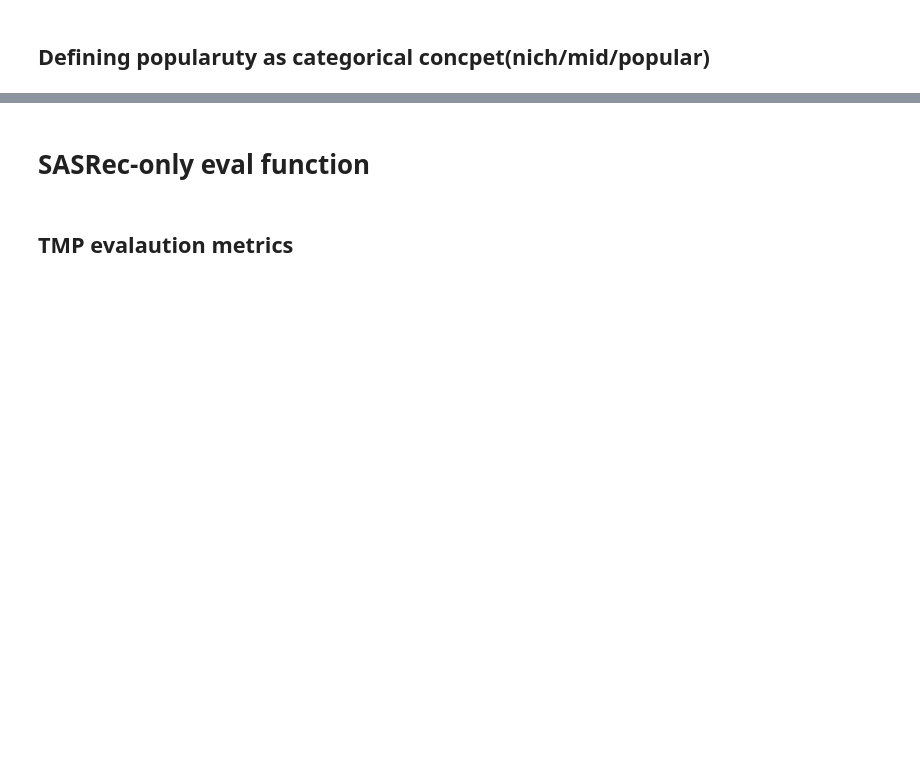
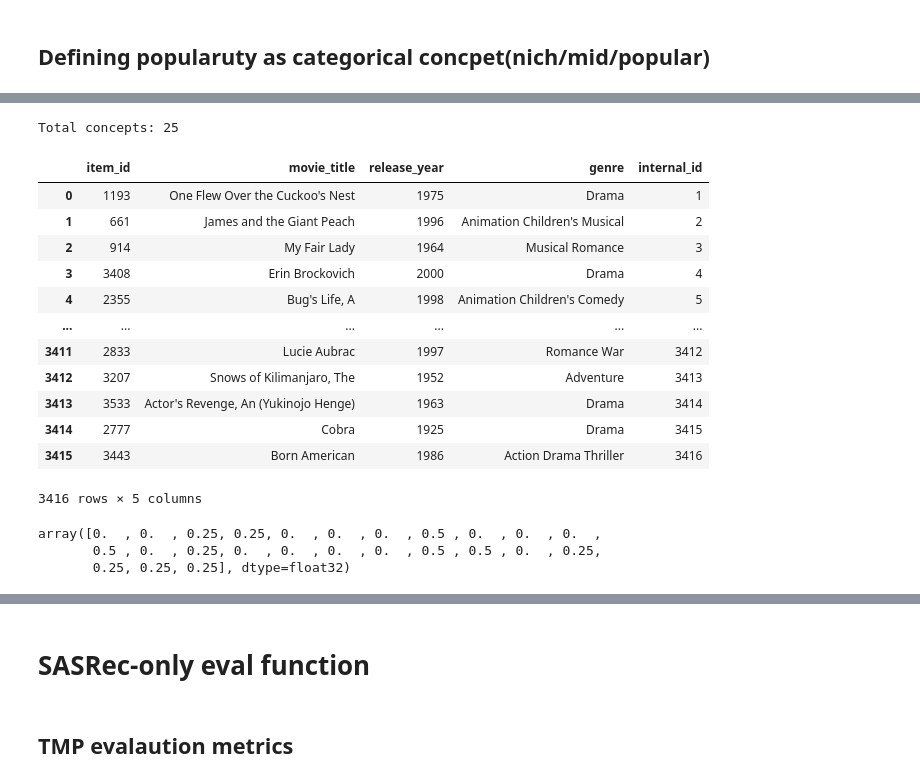
Before and after one commit to meysamvarasteh92/CBM, a Jupyter notebook: Concept_predictor.ipynb, the cells around one changed output, grey strips where cells are left out. Cells and saved outputs as stored; diff of their text form; code cells hidden in the pictures; blank space fills up the shorter version.

```diff
--- a/Concept_predictor.ipynb
+++ b/Concept_predictor.ipynb
@@ -254,11 +195,11 @@ print(f"Niche pool:      {len(niche_pool)} items (1–{niche_threshold:.0f} inte
 # %%
 # era pools
-movies['year'] = pd.to_numeric(movies['year'], errors='coerce')
+movies['release_year'] = pd.to_numeric(movies['release_year'], errors='coerce')
 
-classic_pool   = [int(r['internal_id']) for _, r in movies.iterrows() if r['year'] < 1970]
-retro_pool     = [int(r['internal_id']) for _, r in movies.iterrows() if 1970 <= r['year'] < 1990]
-modern_pool    = [int(r['internal_id']) for _, r in movies.iterrows() if 1990 <= r['year'] < 2000]
-contemporary_pool = [int(r['internal_id']) for _, r in movies.iterrows() if r['year'] >= 2000]
+classic_pool   = [int(r['internal_id']) for _, r in movies.iterrows() if r['release_year'] < 1970]
+retro_pool     = [int(r['internal_id']) for _, r in movies.iterrows() if 1970 <= r['release_year'] < 1990]
+modern_pool    = [int(r['internal_id']) for _, r in movies.iterrows() if 1990 <= r['release_year'] < 2000]
+contemporary_pool = [int(r['internal_id']) for _, r in movies.iterrows() if r['release_year'] >= 2000]
 
 
 era_pools = {
@@ -268,6 +209,7 @@ era_pools = {
     'contemporary': contemporary_pool
 }
 # %%
+
 # Concepts we'll predict (in fixed order)
 genre_concepts = list(all_unique_genres)              # e.g. ['Action', 'Comedy', ...]
 scalar_concepts = ['popularity','mid','niche',
@@ -288,7 +230,7 @@ for _, row in movies.iterrows():
 # Lookup: item_id -> year bucket
 item_to_era = {}
 for _, row in movies.iterrows():
-    y = row['year']
+    y = row['release_year']
     if pd.isna(y):                  era = None
     elif y < 1970:                  era = 'classic'
     elif y < 1990:                  era = 'retro'
@@ -302,3 +244,5 @@ for _, row in movies.iterrows():
 pop_set   = set(popularity_pool)
 niche_set = set(niche_pool)
 mid_set   = set(mid_pool)
+# %% [output]
+Total concepts: 25
@@ -391,3 +292,19 @@ def compute_user_concepts(item_seq):
         vec[era_offset:era_offset+4] /= era_count
 
     return vec
+# %%
+movies
+# %% [output]
+|  | item_id | movie_title | release_year | genre | internal_id |
+| 0 | 1193 | One Flew Over the Cuckoo's Nest | 1975 | Drama | 1 |
+| 1 | 661 | James and the Giant Peach | 1996 | Animation Children's Musical | 2 |
+| 2 | 914 | My Fair Lady | 1964 | Musical Romance | 3 |
+| 3 | 3408 | Erin Brockovich | 2000 | Drama | 4 |
+| 4 | 2355 | Bug's Life, A | 1998 | Animation Children's Comedy | 5 |
+| ... | ... | ... | ... | ... | ... |
+| 3411 | 2833 | Lucie Aubrac | 1997 | Romance War | 3412 |
+| 3412 | 3207 | Snows of Kilimanjaro, The | 1952 | Adventure | 3413 |
+| 3413 | 3533 | Actor's Revenge, An (Yukinojo Henge) | 1963 | Drama | 3414 |
+| 3414 | 2777 | Cobra | 1925 | Drama | 3415 |
+| 3415 | 3443 | Born American | 1986 | Action Drama Thriller | 3416 |
+3416 rows × 5 columns
@@ -393,0 +317,6 @@ def compute_user_concepts(item_seq):
+# %%
+compute_user_concepts(input_.tolist())
+# %% [output]
+array([0.  , 0.  , 0.25, 0.25, 0.  , 0.  , 0.  , 0.5 , 0.  , 0.  , 0.  ,
+       0.5 , 0.  , 0.25, 0.  , 0.  , 0.  , 0.  , 0.5 , 0.5 , 0.  , 0.25,
+       0.25, 0.25, 0.25], dtype=float32)
```
Also changed, not shown: parts of 30 cells of this notebook.
